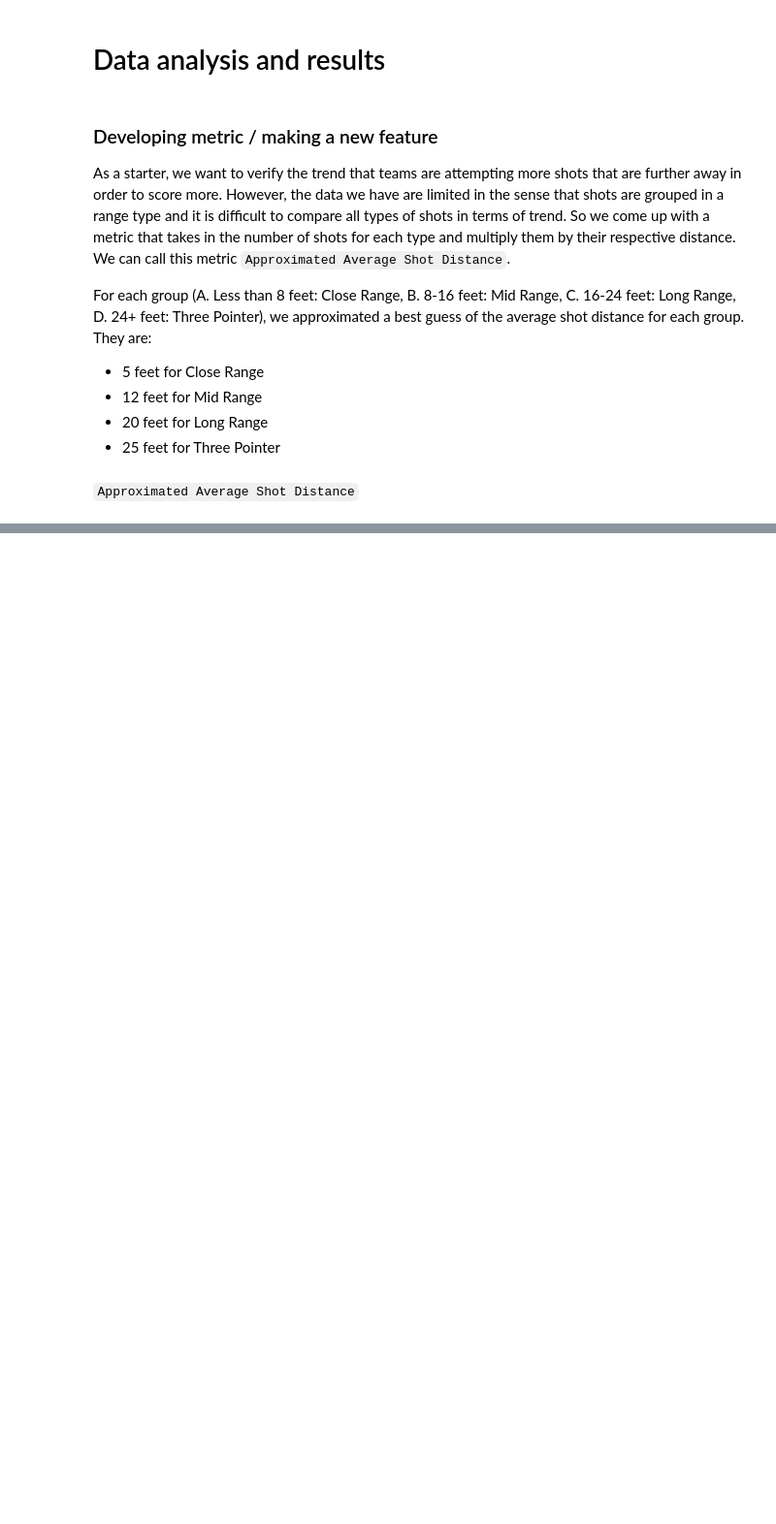
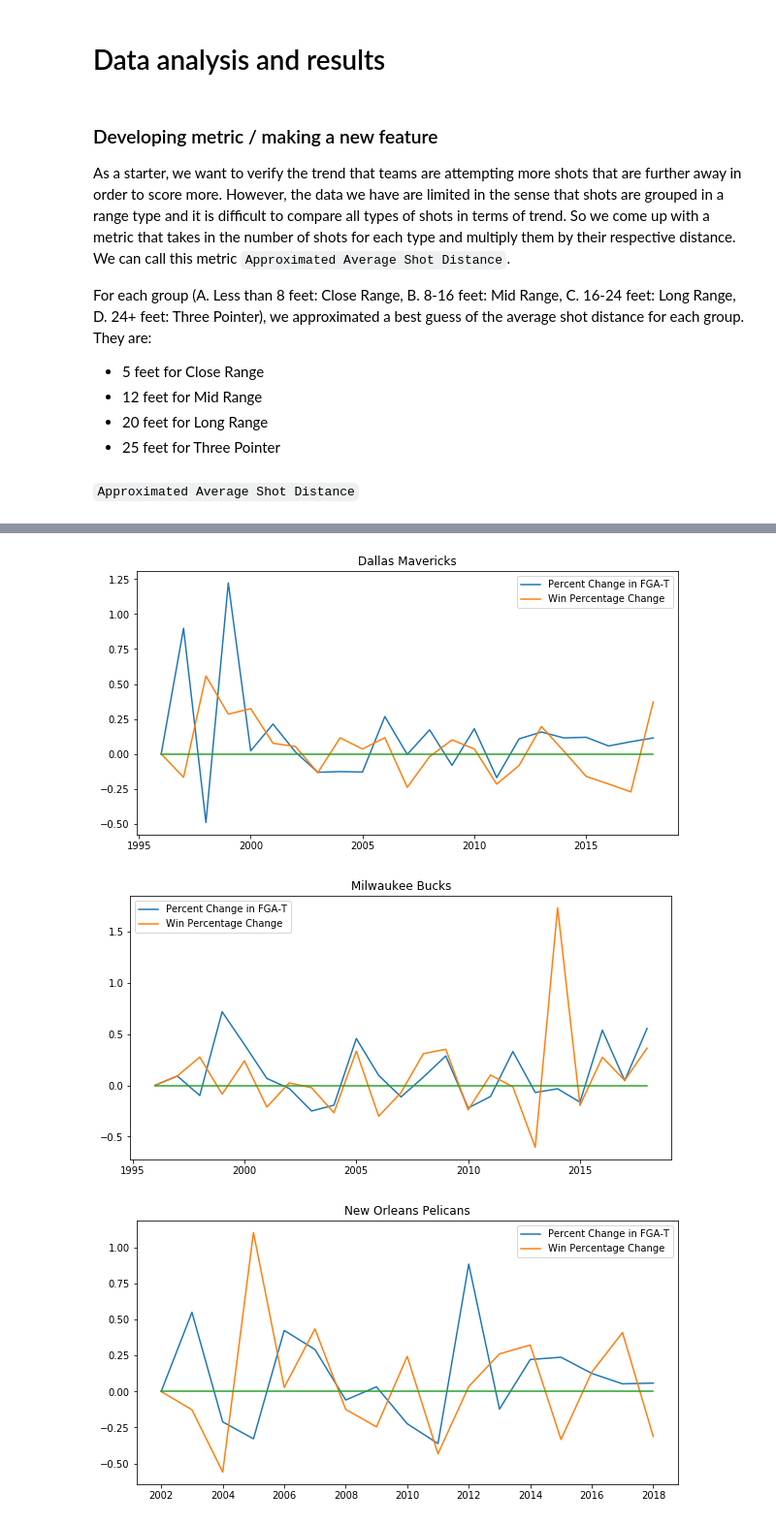
Before and after one commit to easonychang/HotShot-NBAEdition, a Jupyter notebook: Final_Draft.ipynb, the cells around one changed output, grey strips where cells are left out. Shown at 97% size. Cells and saved outputs as stored; diff of their text form; code cells hidden in the pictures; blank space fills up the shorter version.

Commit message:
update Final_Draft.ipynb
updated final draft with analysis of three point change vs win rate change, explanation of code

```diff
--- a/Final_Draft.ipynb
+++ b/Final_Draft.ipynb
@@ -365,0 +414,42 @@ final_df.groupby('YEAR')['avg_shot_dist'].mean().plot(figsize=(9, 4), );
+# %%
+#for all 3 random teams, calculate the change in three-pointers and add a new column 'dFGA-T' to represent the change
+for i, team in enumerate(team_dfs):
+    delS_A = []
+    #perform the operation for each row (year)
+    for index, row in team.iterrows():
+        #don't do anything if it's the first year because we can't access index = -1
+        if index-1 == -1:
+            pass
+        else:
+            del_Si = (team.loc[index]['FGA-T'] - team.loc[index-1]['FGA-T'])/(team.loc[index-1]['FGA-T'])
+            delS_A.append(del_Si)
+    #insert dummy 0 at start of list to represent the fact that year 1996 is our baseline
+    delS_A.insert(0,0)
+    team_dfs[i]['dFGA-T'] = delS_A
+# %%
+#same as before but now calculate win differential, add to df
+for i, team in enumerate(team_dfs):
+    delS_W = []
+    for index, row in team.iterrows():
+        if index-1 == -1:
+            pass
+        else:
+            del_Si = (team.loc[index]['W/L%'] - team.loc[index-1]['W/L%'])/(team.loc[index-1]['W/L%'])
+            delS_W.append(del_Si)
+    #insert dummy 0 at start of list to represent the fact that year 1996 is our baseline
+    delS_W.insert(0,0)
+    team_dfs[i]['dWin%'] = delS_W
+# %%
+#now plot all three random teams' three pointer change vs win rate change
+for team in team_dfs:
+    plt.figure(figsize=(10,5))
+    plt.plot(team['YEAR'], team['dFGA-T'], label='Percent Change in FGA-T')
+    plt.plot(team['YEAR'], team['dWin%'], label = 'Win Percentage Change')
+    plt.plot(team['YEAR'], [0]*team['YEAR'].shape[0])
+    plt.title(team.loc[0]['TEAM'])
+    plt.legend()
+    plt.show()
+# %% [output]
+[figure, added]
+[figure, added]
+[figure, added]
```
Also changed, not shown: parts of 22 cells of this notebook.
